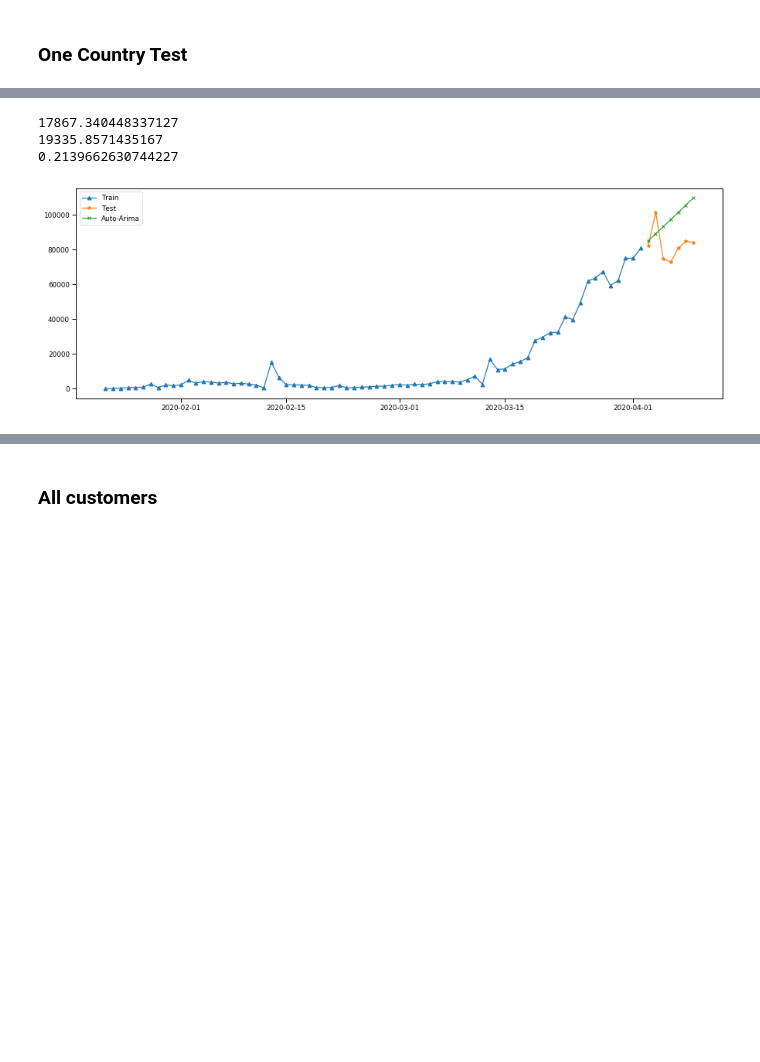
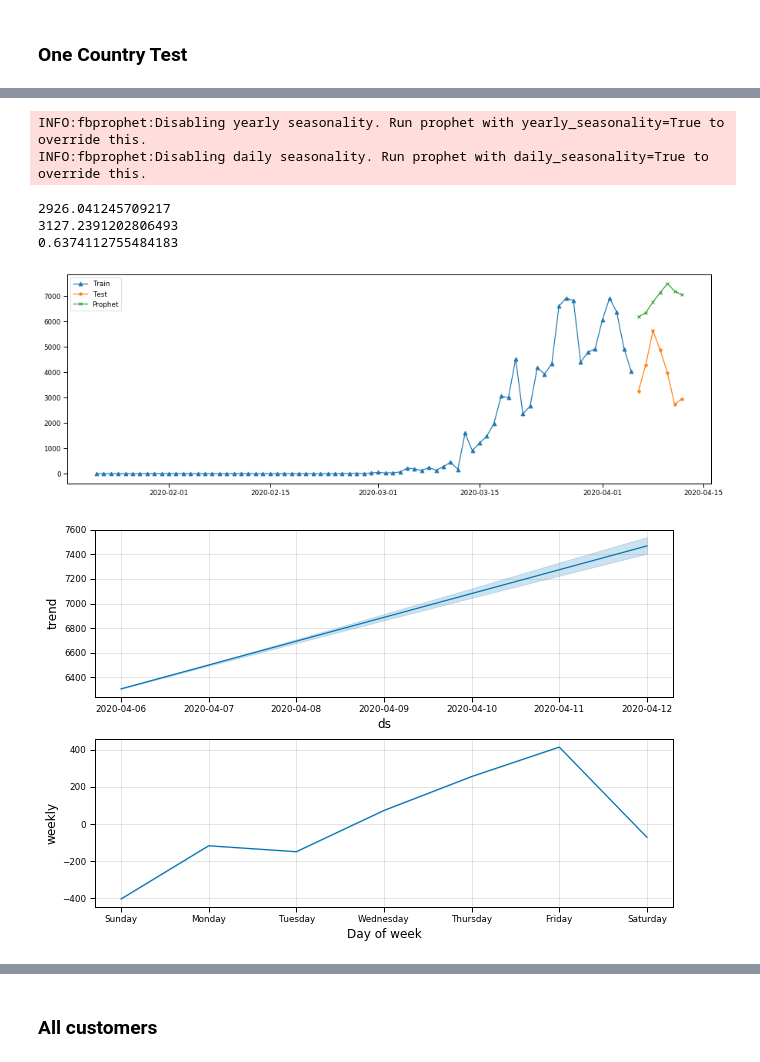
Before and after one commit to arnimpdm/Covid-19-prediction, a Jupyter notebook: Covid19_pred.ipynb, the cells around one changed output, grey strips where cells are left out. Cells and saved outputs as stored; diff of their text form; code cells hidden in the pictures; blank space fills up the shorter version.

```diff
--- a/Covid19_pred.ipynb
+++ b/Covid19_pred.ipynb
@@ -659,4 +645,14 @@ def create_x_y(df, label=None):
         y = df[label]
         return X, y
     return X
+# %%
+def root_mean_squared_log_error(real, predicted):
+    sum=0.0
+    for x in range(len(predicted)):
+        if predicted[x]<0 or real[x]<0: # check for negative values
+            continue
+        p = np.log(predicted[x]+1)
+        r = np.log(real[x]+1)
+        sum = sum + (p - r)**2
+    return (sum/len(predicted))**0.5
 # %%
@@ -946,38 +980,43 @@ print(np.sqrt(mean_squared_log_error(y_pred=pred, y_true=test)))
 # %%
-List = df_ml_confirmed_test.loc[(df_ml_confirmed_test.Province_and_country == "Worldwide")]
+List = df_ml_confirmed.loc[(df_ml_confirmed.Province_and_country == "Germany")]
 
-List.index = List['Date']
-#List = List.reset_index(drop=True)
+List = List.reset_index(drop=True)
 
 train = List.loc[List.Date <= split_date]
 test = List.loc[List.Date > split_date]
 
 train = train.fillna(0)
 test = test.fillna(0)
 
-train = pd.DataFrame(train['Confirmed'])
-test = pd.DataFrame(test['Confirmed'])
+train = train[['Confirmed','Date']]
+test = test[['Confirmed','Date']]
 
-stepwise_fit = auto_arima(train, error_action='ignore', trace=False,
-                      suppress_warnings=True, maxiter=1000,
-                      seasonal=False, stepwise=True)  # set to stepwise
+model = Prophet()
+model.fit(train.reset_index().rename(columns={'Date':'ds', 'Confirmed':'y'}))
 
-stepwise_fit.summary()
+#pred = model.predict(df=test.reset_index().rename(columns={'Date':'ds'}))
+pred = pd.DataFrame(model.predict(df=test.reset_index().rename(columns={'Date':'ds'})))
 
-pred = pd.DataFrame(stepwise_fit.predict(n_periods=7), index= test.index)
+#pd.DataFrame(stepwise_fit.predict(n_periods=7), index= Confirmed_test_.index)
 
-pred.columns = ['Confirmed']
+test = test.reset_index(drop=True)
+pred = pred.reset_index(drop=True)
 
-plt.plot(train.index, train, label='Train',marker ='^')
-plt.plot(test.index, test, label='Test', marker = "*")
-plt.plot(test.index, pred, label='Auto-Arima', marker = "x")
+plt.plot(train.Date, train.Confirmed, label='Train',marker ='^')
+plt.plot(test.Date, test.Confirmed, label='Test', marker = "*")
+plt.plot(test.Date, pred.yhat, label='Prophet', marker = "x")
 plt.legend(loc='best')
 
-print(mean_absolute_error(y_pred=pred, y_true=test))
-print(np.sqrt(mean_squared_error(y_pred=pred, y_true=test)))
-print(np.sqrt(mean_squared_log_error(y_pred=pred, y_true=test)))
+print(mean_absolute_error(y_pred=pred.yhat, y_true=test.Confirmed))
+print(np.sqrt(mean_squared_error(y_pred=pred.yhat, y_true=test.Confirmed)))
+print(root_mean_squared_log_error(real=test.Confirmed, predicted=pred.yhat))
+
+fig = model.plot_components(pred)
 # %% [output]
-17867.340448337127
-19335.8571435167
-0.2139662630744227
+INFO:fbprophet:Disabling yearly seasonality. Run prophet with yearly_seasonality=True to override this.
+INFO:fbprophet:Disabling daily seasonality. Run prophet with daily_seasonality=True to override this.
+2926.041245709217
+3127.2391202806493
+0.6374112755484183
-[figure, old version]
+[figure, new version]
+[figure, added]
```
Also changed, not shown: parts of 70 cells of this notebook.
